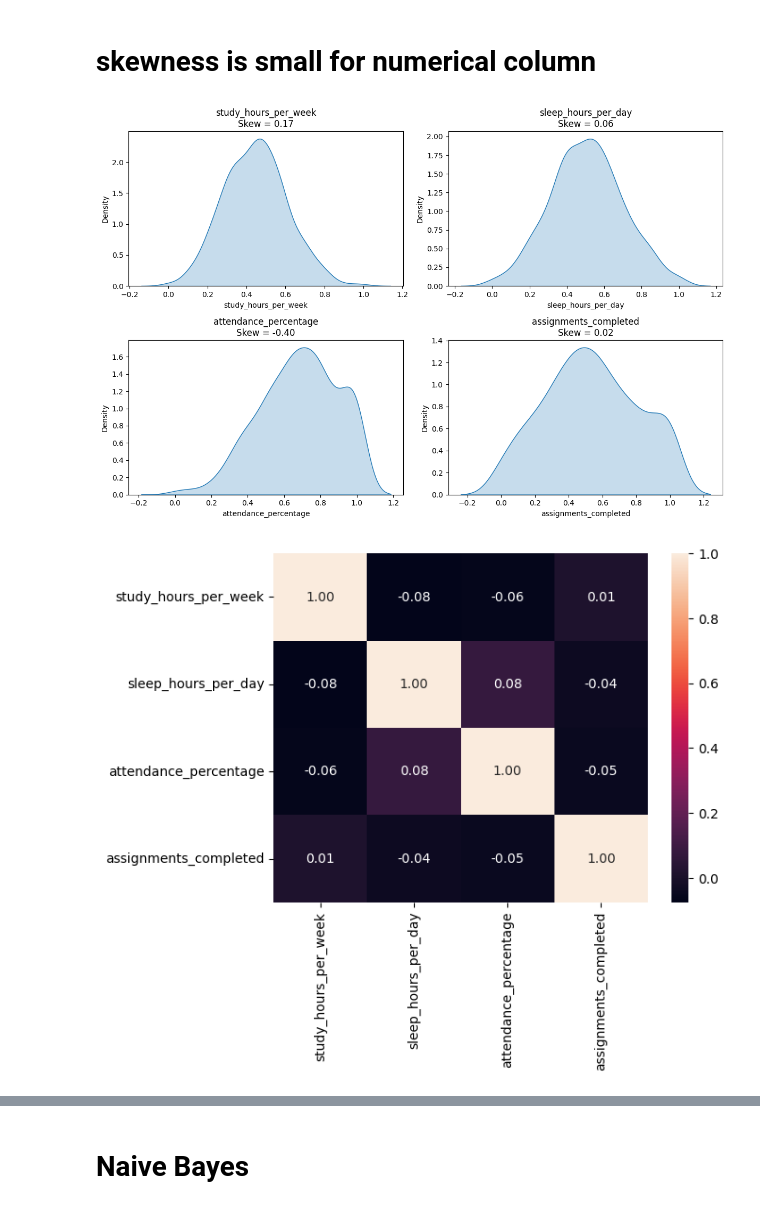
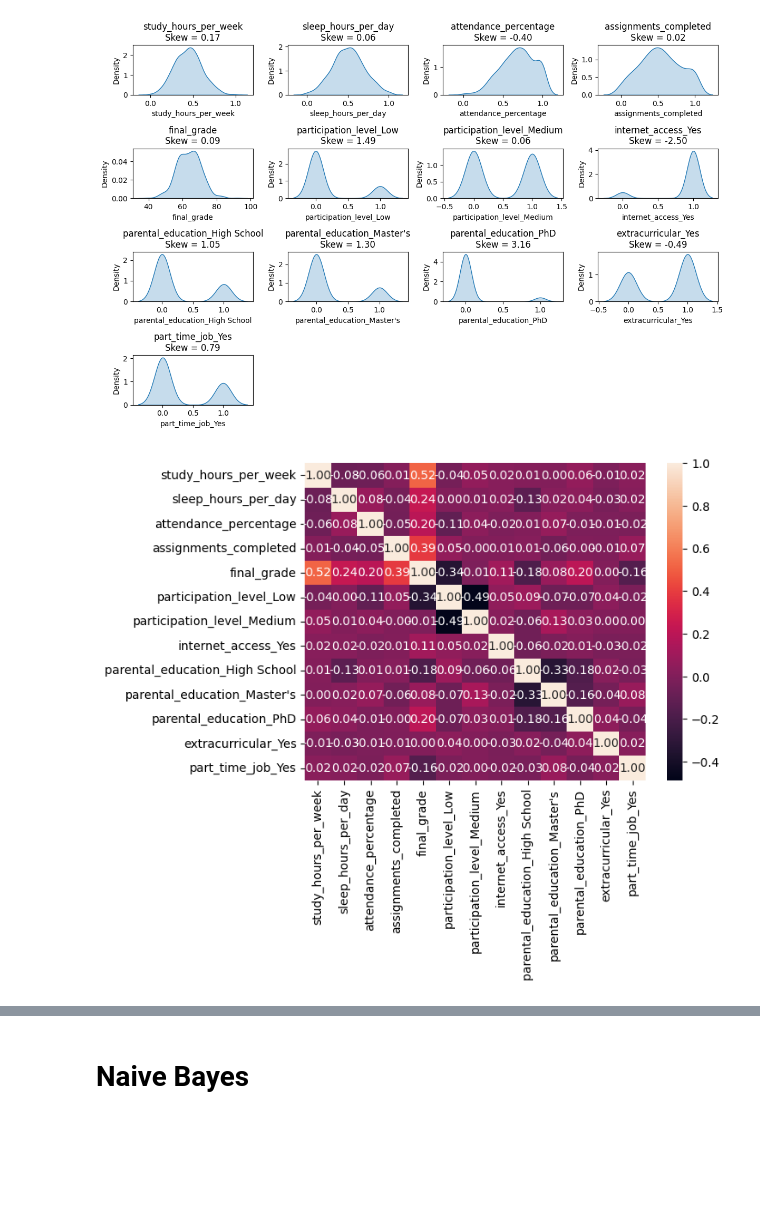
Before and after one commit to Kaviyarasu-06/student_passfail_analysis, a Jupyter notebook: task.ipynb, the cells around one changed output, grey strips where cells are left out. Saved outputs shown, nothing was run; the diff lists cells and outputs as text; code cells hidden in the pictures; blank space fills up the shorter version.

```diff
--- a/task.ipynb
+++ b/task.ipynb
@@ -76,29 +88,25 @@ parental_education_PhD            3.156717
 extracurricular_Yes              -0.487183
 part_time_job_Yes                 0.793930
 dtype: float64
-# %% [markdown]
-# skewness is small for numerical column
 # %%
-skewness = df.skew(numeric_only=True)
-num_cols = ['study_hours_per_week', 'sleep_hours_per_day',
-            'attendance_percentage', 'assignments_completed']
+
 plt.figure(figsize=(12,8))
 plotnum = 1
-for i in num_cols:
-    plt.subplot(2, 2, plotnum)
+for i in df.columns:
+    plt.subplot(4,4, plotnum)
     sns.kdeplot(df[i], fill=True)
     plt.title(f"{i}\nSkew = {skewness[i]:.2f}")
     plotnum += 1
 plt.tight_layout()
 plt.show()
 # %% [output]
-[figure, old version]
+[figure, new version]
 # %%
-corr=df[num_cols].corr()
+corr=df.corr()
 sns.heatmap(corr,fmt='.2f',annot=True)
 plt.show()
 # %% [output]
-[figure, old version]
+[figure, new version]
 # %%
 plotnum=1
 plt.figure(figsize=(20,15))
```
Also changed, not shown: parts of 4 cells of this notebook.
